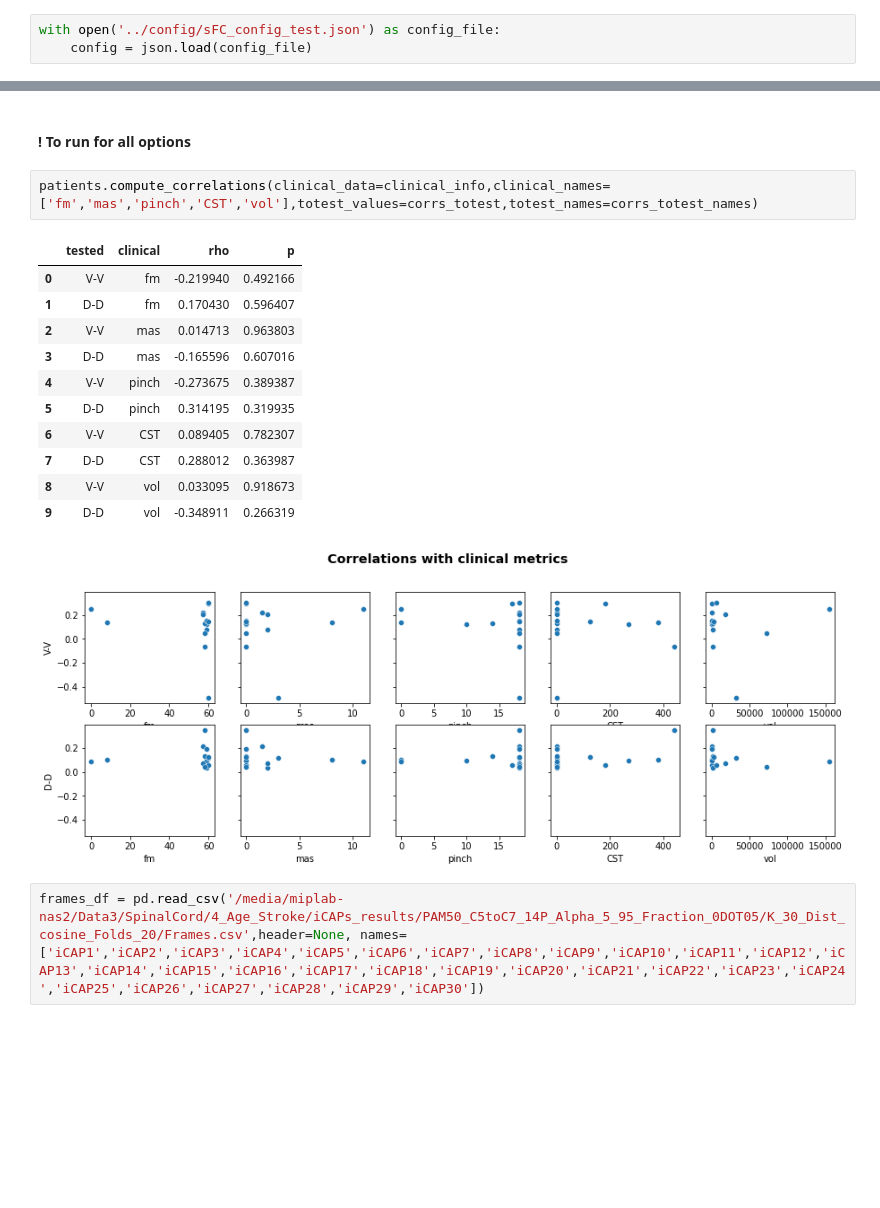
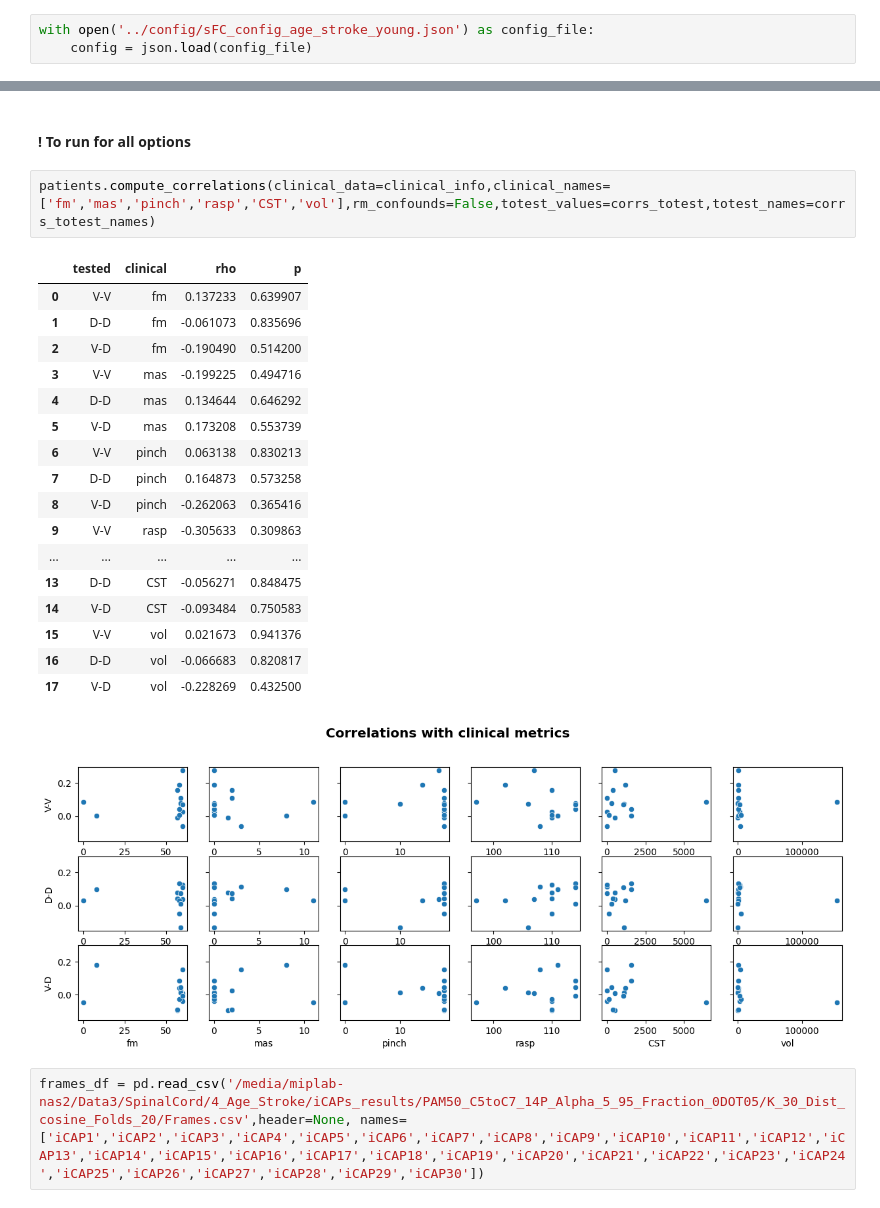
Before and after one commit to NawalK/sc_analyses, a Jupyter notebook: Studies/Stroke/code/sFC_Age_Stroke.ipynb, the cells around one changed output, grey strips where cells are left out. Drawn from its saved outputs; the diff is of its cells as text; blank space fills up the shorter version.

```diff
--- a/Studies/Stroke/code/sFC_Age_Stroke.ipynb
+++ b/Studies/Stroke/code/sFC_Age_Stroke.ipynb
@@ -29,7 +31,7 @@ Set the environment variable OUTDATED_IGNORE=1 to disable these warnings.
 # %% [markdown]
 ## 0. Load configuration & patient data
 # %%
-with open('../config/sFC_config_test.json') as config_file:
+with open('../config/sFC_config_age_stroke_young.json') as config_file:
     config = json.load(config_file)
 # %%
 patients = ClinicalAnalyses(config)
@@ -198,20 +201,26 @@ corrs_totest_names = ['C5DR-C5VR','C6DL-C6DR','C6DR-C6VR']
 # %% [markdown]
 #### ! To run for all options
 # %%
-patients.compute_correlations(clinical_data=clinical_info,clinical_names=['fm','mas','pinch','CST','vol'],totest_values=corrs_totest,totest_names=corrs_totest_names)
+patients.compute_correlations(clinical_data=clinical_info,clinical_names=['fm','mas','pinch','rasp','CST','vol'],rm_confounds=False,totest_values=corrs_totest,totest_names=corrs_totest_names)
 # %% [output]
 |  | tested | clinical | rho | p |
-| 0 | V-V | fm | -0.219940 | 0.492166 |
-| 1 | D-D | fm | 0.170430 | 0.596407 |
-| 2 | V-V | mas | 0.014713 | 0.963803 |
-| 3 | D-D | mas | -0.165596 | 0.607016 |
-| 4 | V-V | pinch | -0.273675 | 0.389387 |
-| 5 | D-D | pinch | 0.314195 | 0.319935 |
-| 6 | V-V | CST | 0.089405 | 0.782307 |
-| 7 | D-D | CST | 0.288012 | 0.363987 |
-| 8 | V-V | vol | 0.033095 | 0.918673 |
-| 9 | D-D | vol | -0.348911 | 0.266319 |
+| 0 | V-V | fm | 0.137233 | 0.639907 |
+| 1 | D-D | fm | -0.061073 | 0.835696 |
+| 2 | V-D | fm | -0.190490 | 0.514200 |
+| 3 | V-V | mas | -0.199225 | 0.494716 |
+| 4 | D-D | mas | 0.134644 | 0.646292 |
+| 5 | V-D | mas | 0.173208 | 0.553739 |
+| 6 | V-V | pinch | 0.063138 | 0.830213 |
+| 7 | D-D | pinch | 0.164873 | 0.573258 |
+| 8 | V-D | pinch | -0.262063 | 0.365416 |
+| 9 | V-V | rasp | -0.305633 | 0.309863 |
+| ... | ... | ... | ... | ... |
+| 13 | D-D | CST | -0.056271 | 0.848475 |
+| 14 | V-D | CST | -0.093484 | 0.750583 |
+| 15 | V-V | vol | 0.021673 | 0.941376 |
+| 16 | D-D | vol | -0.066683 | 0.820817 |
+| 17 | V-D | vol | -0.228269 | 0.432500 |
-[figure, old version]
+[figure, new version]
 # %%
 frames_df = pd.read_csv('/media/miplab-nas2/Data3/SpinalCord/4_Age_Stroke/iCAPs_results/PAM50_C5toC7_14P_Alpha_5_95_Fraction_0DOT05/K_30_Dist_cosine_Folds_20/Frames.csv',header=None, names=['iCAP1','iCAP2','iCAP3','iCAP4','iCAP5','iCAP6','iCAP7','iCAP8','iCAP9','iCAP10','iCAP11','iCAP12','iCAP13','iCAP14','iCAP15','iCAP16','iCAP17','iCAP18','iCAP19','iCAP20','iCAP21','iCAP22','iCAP23','iCAP24','iCAP25','iCAP26','iCAP27','iCAP28','iCAP29','iCAP30'])
 # %%
```
Also changed, not shown: parts of 22 cells of this notebook, 20 other files.
